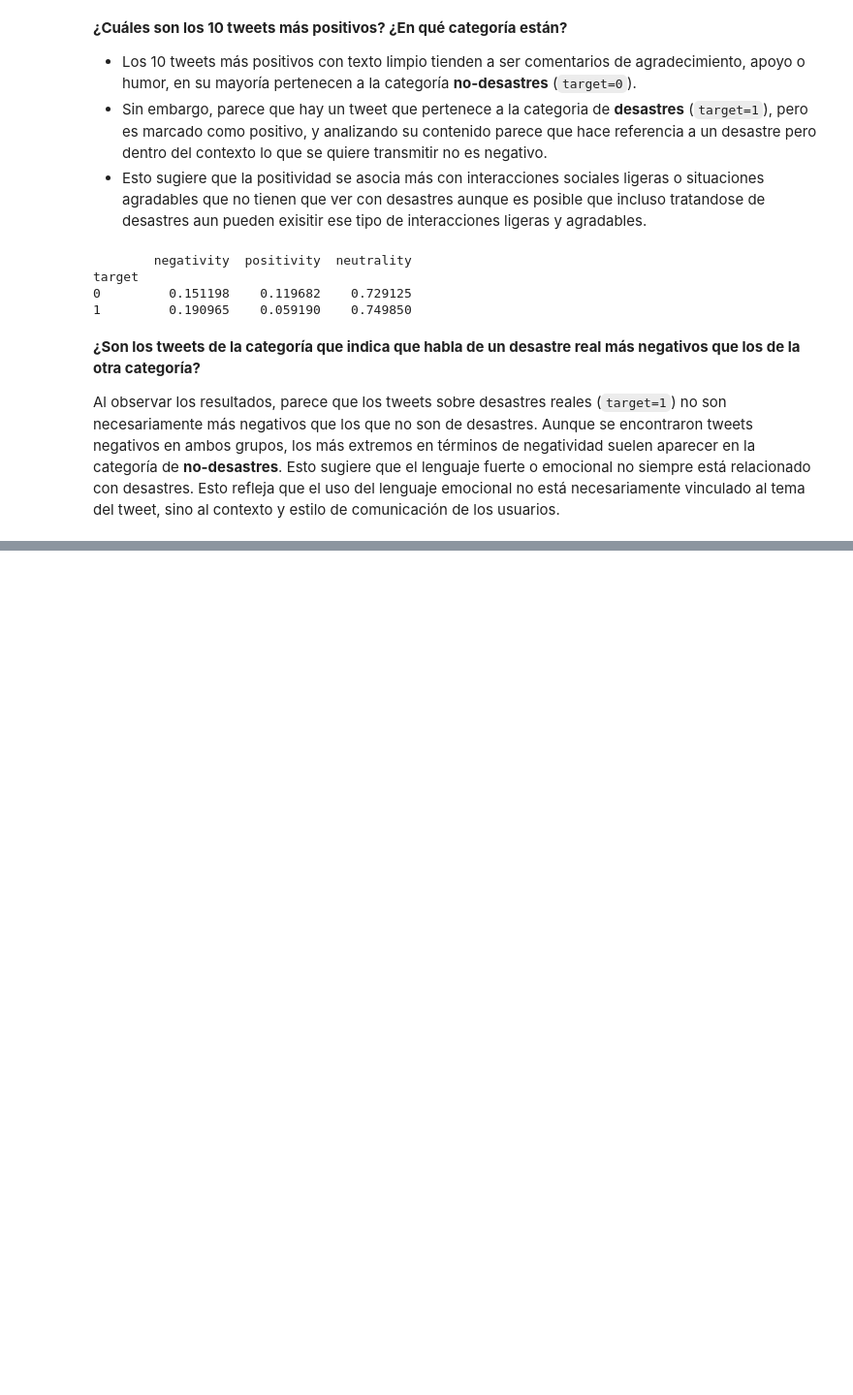
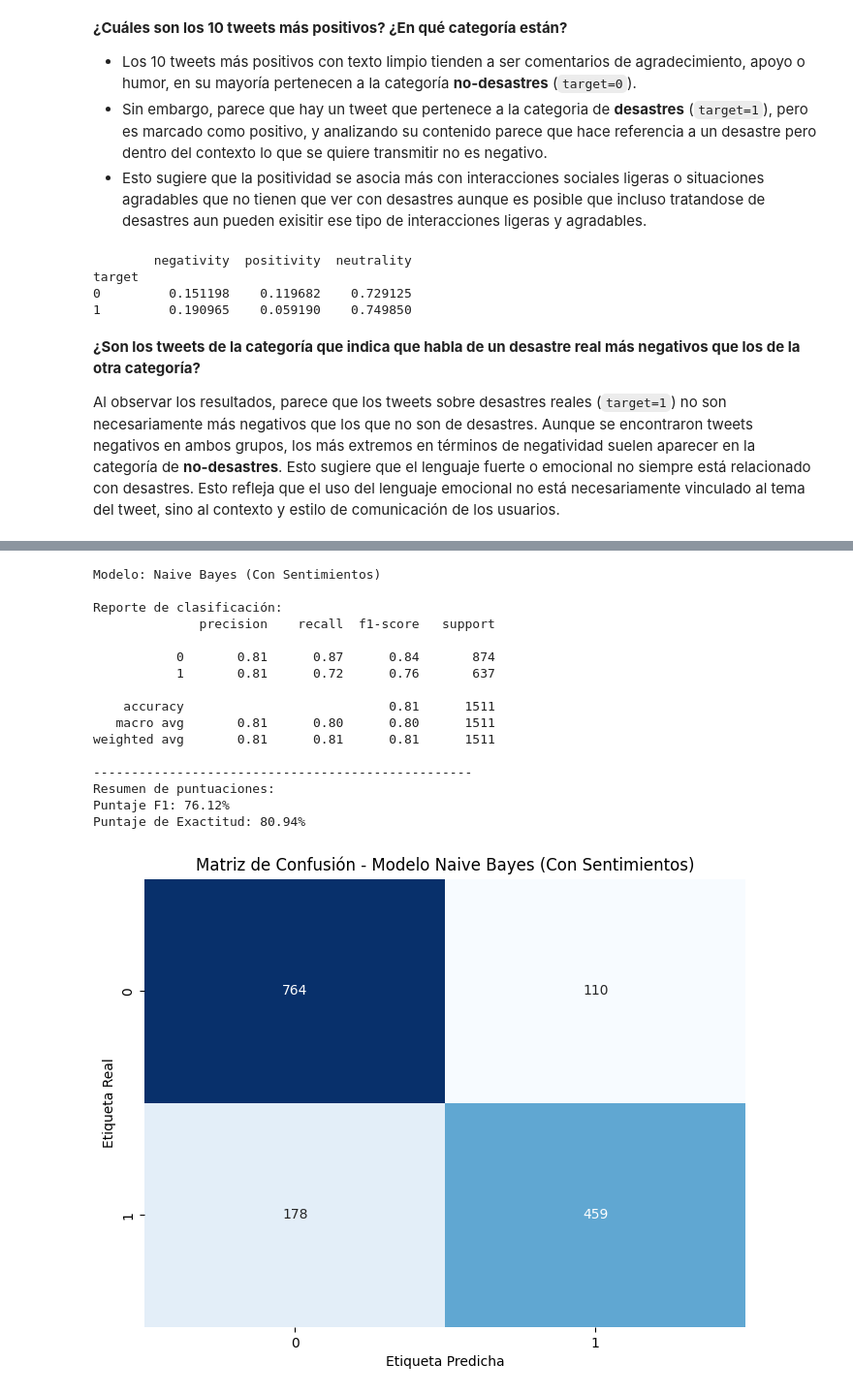
Before and after one commit to LeivaDiego/Lab6-DataScience, a Jupyter notebook: Lab6-ejercicio1.ipynb, the cells around one changed output, grey strips where cells are left out. Shown at 97% size. Saved outputs shown, nothing was run; the diff lists cells and outputs as text; code cells hidden in the pictures; blank space fills up the shorter version.

```diff
--- a/Lab6-ejercicio1.ipynb
+++ b/Lab6-ejercicio1.ipynb
@@ -691,0 +872,26 @@ Al observar los resultados, parece que los tweets sobre desastres reales (`targe
+# %%
+# Modelo con analisis de sentimientos
+NB_Model_Sentiment = gen_model_with_sentiment(df=train_df,
+                                              title='Naive Bayes (Con Sentimientos)',
+                                              ngrams=(1, 3),
+                                              model_type='NB',
+                                              plot=True,
+                                              report=True)
+# %% [output]
+Modelo: Naive Bayes (Con Sentimientos)
+
+Reporte de clasificación:
+              precision    recall  f1-score   support
+
+           0       0.81      0.87      0.84       874
+           1       0.81      0.72      0.76       637
+
+    accuracy                           0.81      1511
+   macro avg       0.81      0.80      0.80      1511
+weighted avg       0.81      0.81      0.81      1511
+
+--------------------------------------------------
+Resumen de puntuaciones:
+Puntaje F1: 76.12%
+Puntaje de Exactitud: 80.94%
+[figure, added]
```
Also changed, not shown: parts of 16 cells of this notebook.
